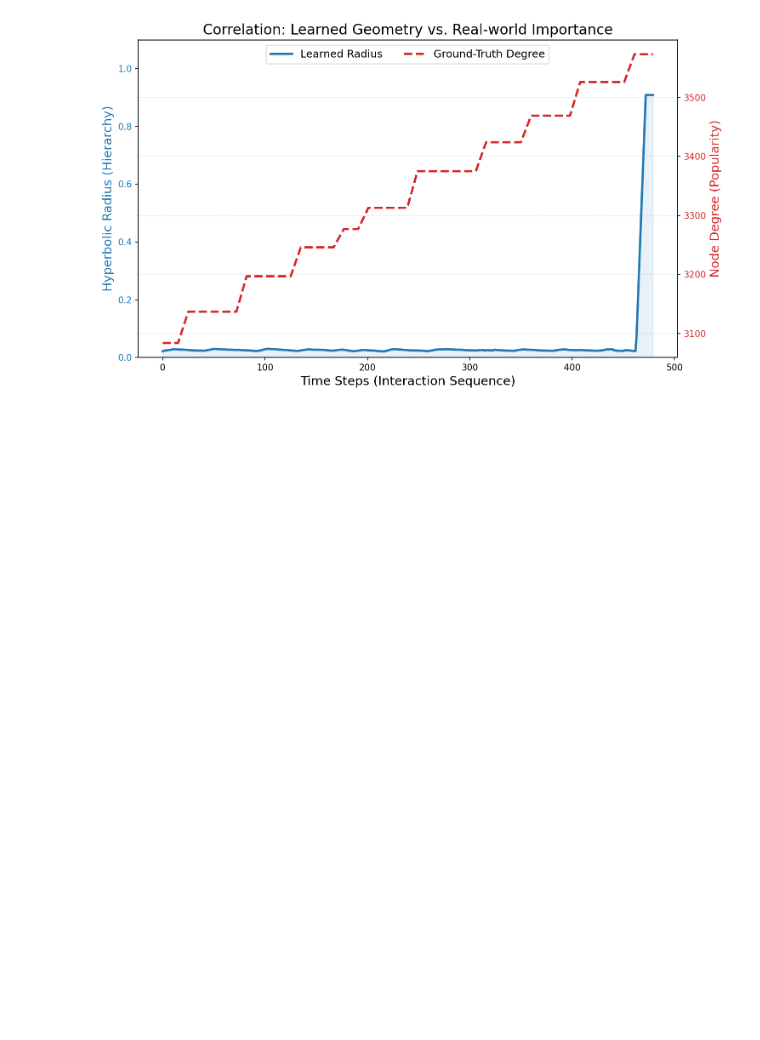
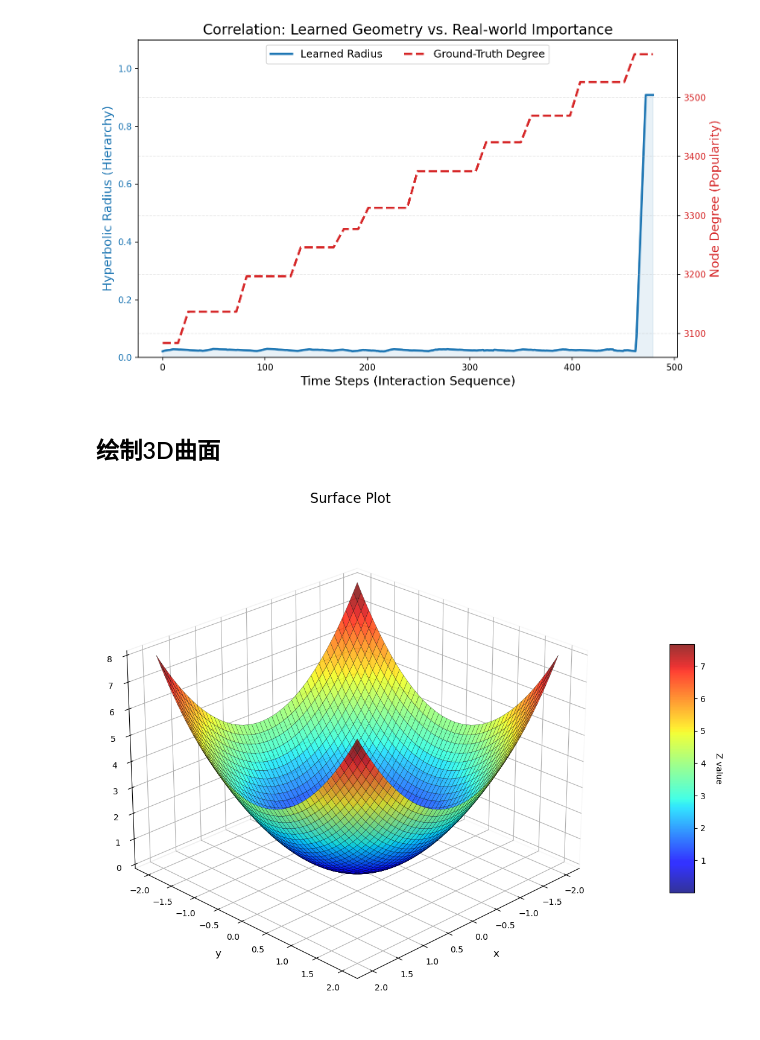
Before and after one commit to Taiowaz/H-SACT, a Jupyter notebook: aux-exp/RQ6/rq6.ipynb, the cells around one changed output. Cells and saved outputs as stored; diff of their text form; code cells hidden in the pictures; blank space fills up the shorter version.

```diff
--- a/aux-exp/RQ6/rq6.ipynb
+++ b/aux-exp/RQ6/rq6.ipynb
@@ -529,3 +529,48 @@ plt.show()
 ✅ 美化版统计图已保存: case_study_stats_beautiful.png
 [figure]
 [figure]
+# %% [markdown]
+## 绘制3D曲面
+# %%
+import numpy as np
+import matplotlib.pyplot as plt
+from mpl_toolkits.mplot3d import Axes3D
+from matplotlib import cm
+
+# 创建数据
+x = np.linspace(-2, 2, 50)
+y = np.linspace(-2, 2, 50)
+X, Y = np.meshgrid(x, y)
+Z = X**2 + Y**2
+
+# 创建图形
+fig = plt.figure(figsize=(12, 9))
+ax = fig.add_subplot(111, projection="3d")
+
+# 绘制曲面图（带网格线）
+surf = ax.plot_surface(
+    X, Y, Z, cmap="jet", linewidth=0.2, edgecolor="black", alpha=0.8, antialiased=True
+)
+
+# 美化设置
+ax.set_xlabel("x", fontsize=12, labelpad=10)
+ax.set_ylabel("y", fontsize=12, labelpad=10)
+ax.set_zlabel("z", fontsize=12, labelpad=10)
+ax.set_title("Surface Plot", fontsize=16, pad=20)
+
+# 添加颜色条
+cbar = fig.colorbar(surf, shrink=0.5, aspect=10, pad=0.1)
+cbar.set_label("Z value", rotation=270, labelpad=20)
+
+# 设置视角
+ax.view_init(elev=25, azim=45)
+
+# 设置背景
+ax.xaxis.pane.fill = False
+ax.yaxis.pane.fill = False
+ax.zaxis.pane.fill = False
+
+plt.tight_layout()
+plt.show()
+# %% [output]
+[figure, added]
```
Also changed, not shown: parts of 9 cells of this notebook, 6 other files.
